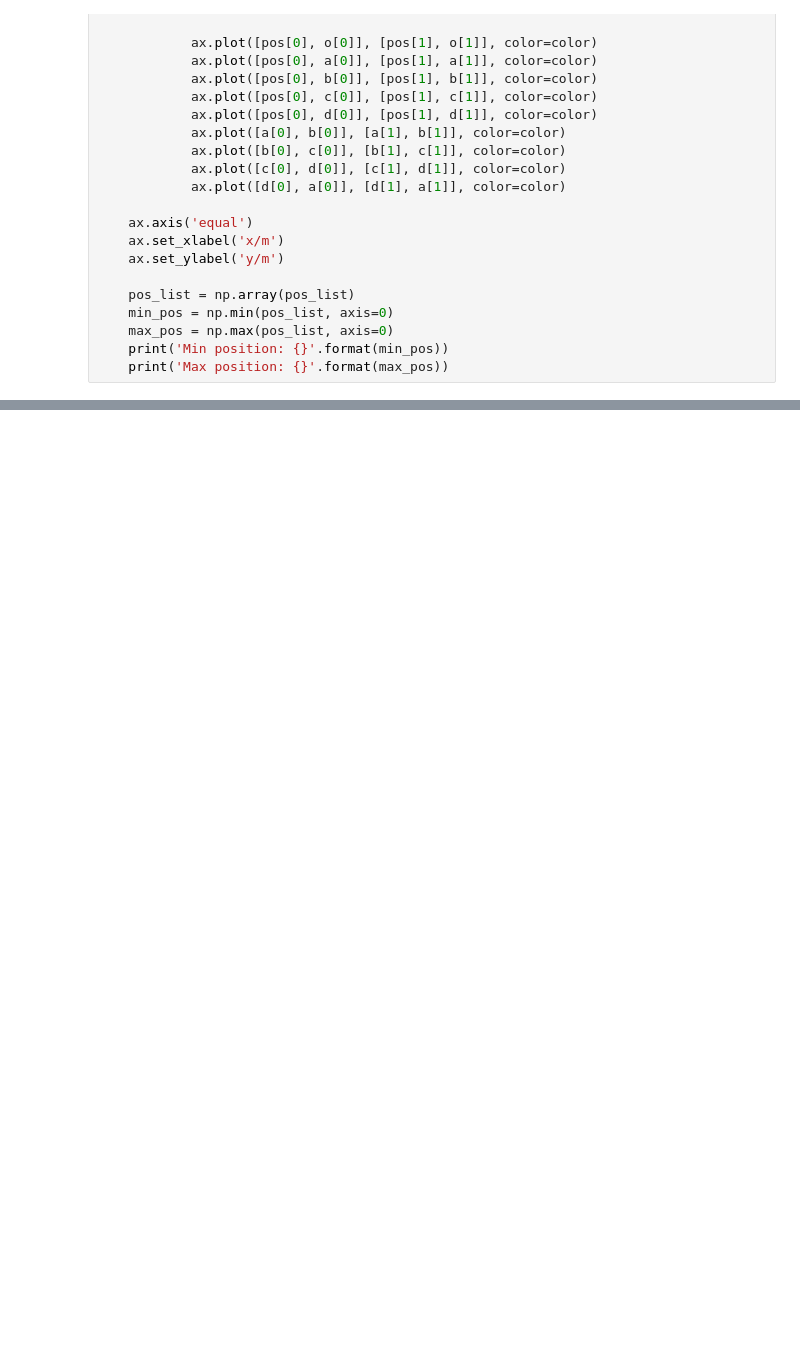
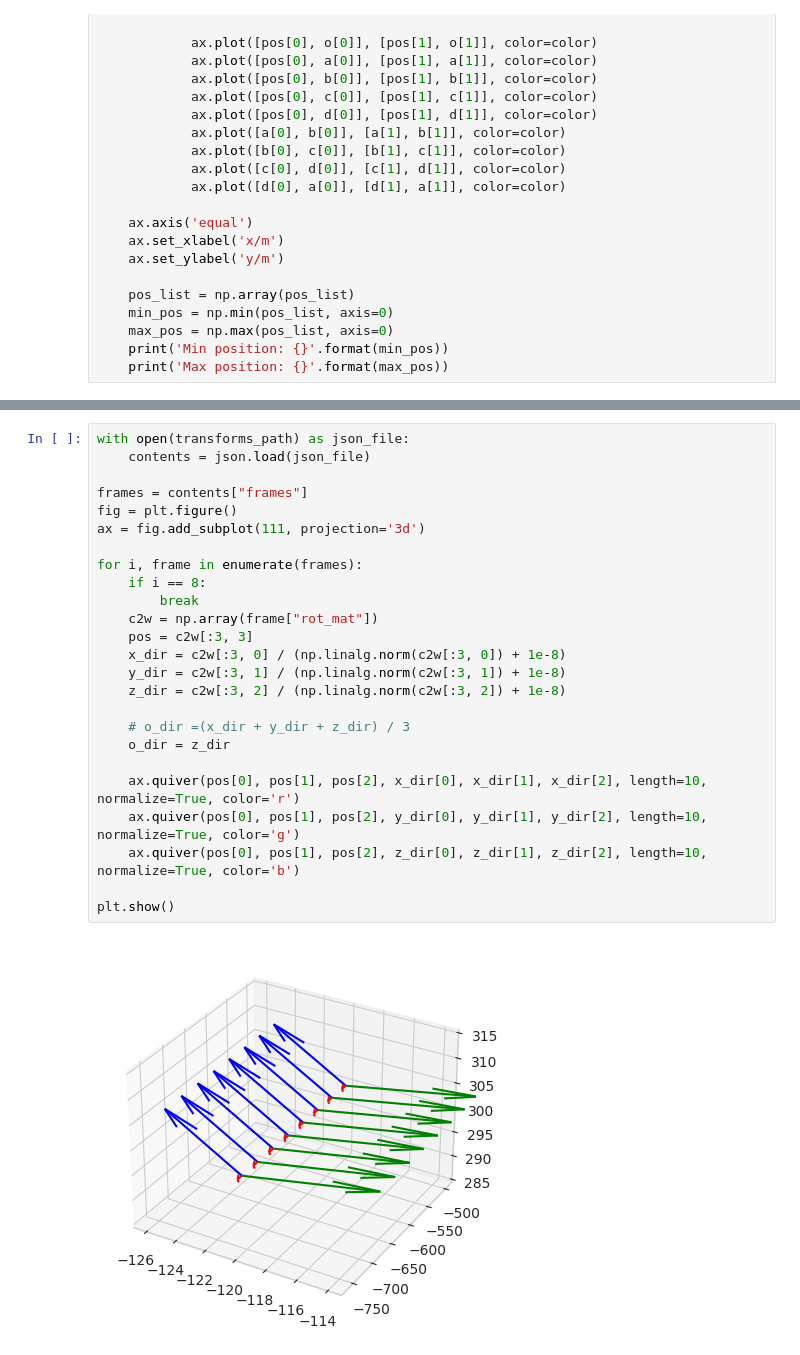
Before and after one commit to DekuLiuTesla/CityGaussian, a Jupyter notebook: notebooks/vis_matrixcity_trajectory.ipynb, the cells around one changed output, grey strips where cells are left out. Drawn from its saved outputs; the diff is of its cells as text; blank space fills up the shorter version.

```diff
--- a/notebooks/vis_matrixcity_trajectory.ipynb
+++ b/notebooks/vis_matrixcity_trajectory.ipynb
@@ -73,0 +77,27 @@ Max position: [870. 390. 250.]
+# %%
+with open(transforms_path) as json_file:
+    contents = json.load(json_file)
+
+frames = contents["frames"]
+fig = plt.figure()
+ax = fig.add_subplot(111, projection='3d')
+
+for i, frame in enumerate(frames):
+    if i == 8:
+        break
+    c2w = np.array(frame["rot_mat"])
+    pos = c2w[:3, 3]
+    x_dir = c2w[:3, 0] / (np.linalg.norm(c2w[:3, 0]) + 1e-8)
+    y_dir = c2w[:3, 1] / (np.linalg.norm(c2w[:3, 1]) + 1e-8)
+    z_dir = c2w[:3, 2] / (np.linalg.norm(c2w[:3, 2]) + 1e-8)
+
+    # o_dir =(x_dir + y_dir + z_dir) / 3
+    o_dir = z_dir
+
+    ax.quiver(pos[0], pos[1], pos[2], x_dir[0], x_dir[1], x_dir[2], length=10, normalize=True, color='r')
+    ax.quiver(pos[0], pos[1], pos[2], y_dir[0], y_dir[1], y_dir[2], length=10, normalize=True, color='g')
+    ax.quiver(pos[0], pos[1], pos[2], z_dir[0], z_dir[1], z_dir[2], length=10, normalize=True, color='b')
+
+plt.show()
+# %% [output]
+[figure, added]
```
Also changed, not shown: parts of 3 cells of this notebook.
